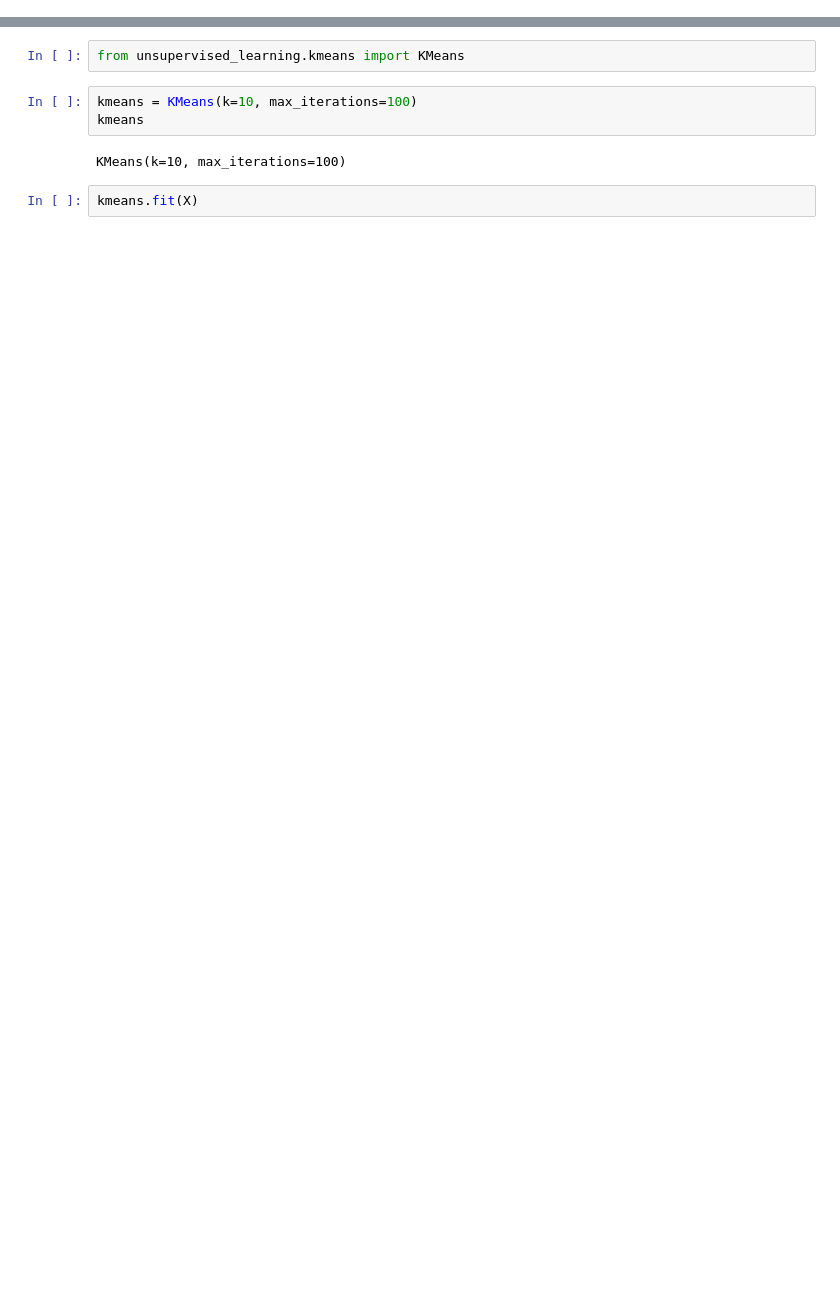
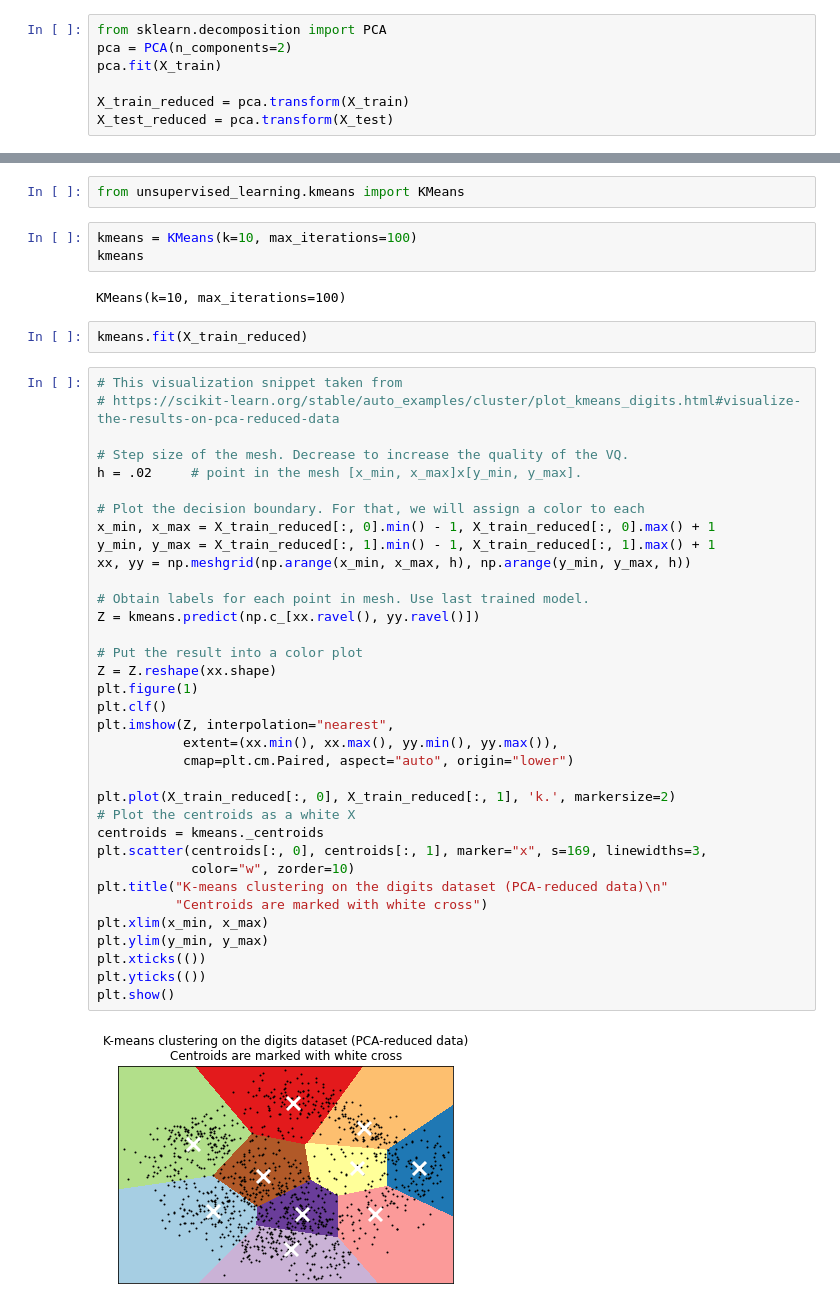
Before and after one commit to DanialK/ml-from-scratch, a Jupyter notebook: examples/KMeans.ipynb, the cells around one changed output, grey strips where cells are left out. Drawn from its saved outputs; the diff is of its cells as text; blank space fills up the shorter version.

```diff
--- a/examples/KMeans.ipynb
+++ b/examples/KMeans.ipynb
@@ -20,0 +37,7 @@ X_train, X_test, y_train, y_test = train_test_split(X, y, train_size=0.7, random
+# %%
+from sklearn.decomposition import PCA
+pca = PCA(n_components=2)
+pca.fit(X_train)
+
+X_train_reduced = pca.transform(X_train)
+X_test_reduced = pca.transform(X_test)
@@ -26,4 +51,41 @@ kmeans
 # %% [output]
 KMeans(k=10, max_iterations=100)
 # %%
-kmeans.fit(X)
+kmeans.fit(X_train_reduced)
+# %%
+# This visualization snippet taken from
+# https://scikit-learn.org/stable/auto_examples/cluster/plot_kmeans_digits.html#visualize-the-results-on-pca-reduced-data
+
+# Step size of the mesh. Decrease to increase the quality of the VQ.
+h = .02     # point in the mesh [x_min, x_max]x[y_min, y_max].
+
+# Plot the decision boundary. For that, we will assign a color to each
+x_min, x_max = X_train_reduced[:, 0].min() - 1, X_train_reduced[:, 0].max() + 1
+y_min, y_max = X_train_reduced[:, 1].min() - 1, X_train_reduced[:, 1].max() + 1
+xx, yy = np.meshgrid(np.arange(x_min, x_max, h), np.arange(y_min, y_max, h))
+
+# Obtain labels for each point in mesh. Use last trained model.
+Z = kmeans.predict(np.c_[xx.ravel(), yy.ravel()])
+
+# Put the result into a color plot
+Z = Z.reshape(xx.shape)
+plt.figure(1)
+plt.clf()
+plt.imshow(Z, interpolation="nearest",
+           extent=(xx.min(), xx.max(), yy.min(), yy.max()),
+           cmap=plt.cm.Paired, aspect="auto", origin="lower")
+
+plt.plot(X_train_reduced[:, 0], X_train_reduced[:, 1], 'k.', markersize=2)
+# Plot the centroids as a white X
+centroids = kmeans._centroids
+plt.scatter(centroids[:, 0], centroids[:, 1], marker="x", s=169, linewidths=3,
+            color="w", zorder=10)
+plt.title("K-means clustering on the digits dataset (PCA-reduced data)\n"
+          "Centroids are marked with white cross")
+plt.xlim(x_min, x_max)
+plt.ylim(y_min, y_max)
+plt.xticks(())
+plt.yticks(())
+plt.show()
+# %% [output]
+[figure, added]
```
Also changed, not shown: parts of 7 cells of this notebook.
